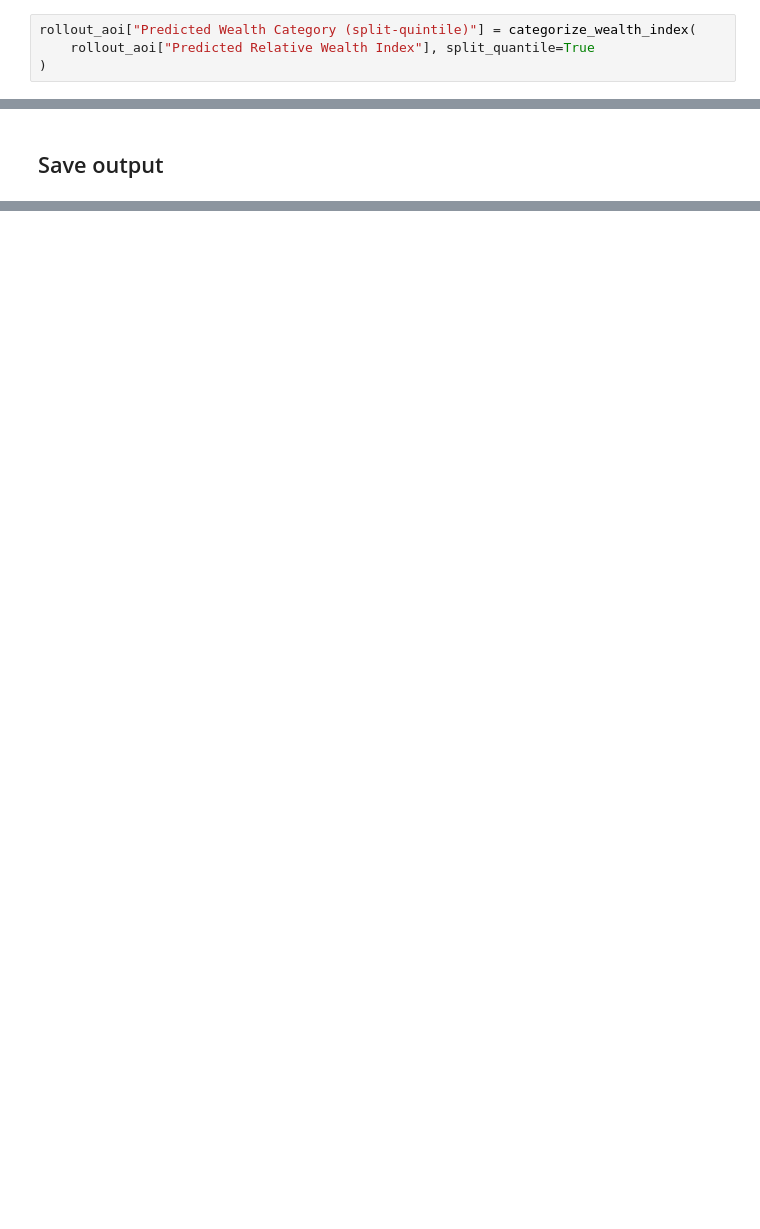
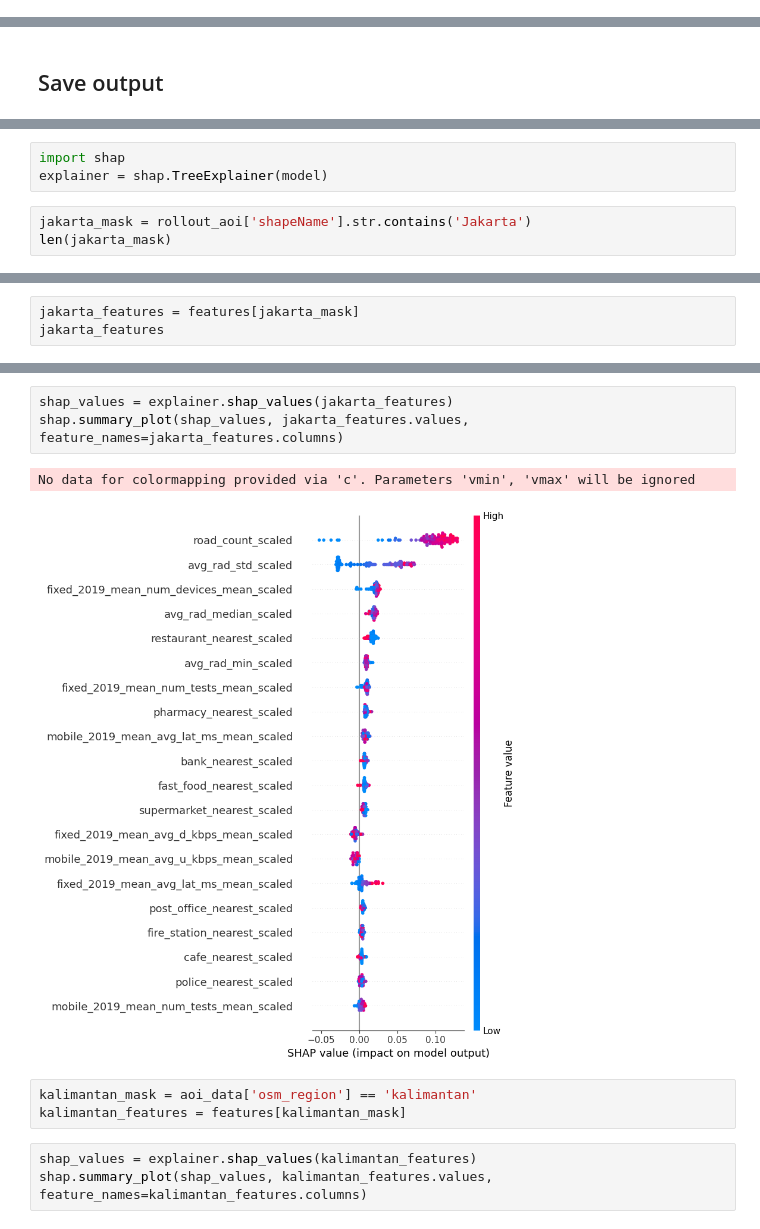
Before and after one commit to thinkingmachines/unicef-ai4d-poverty-mapping, a Jupyter notebook: notebooks/2023-02-21-cross-country-rollouts/id/3_id_rollout_model.ipynb, the cells around one changed output, grey strips where cells are left out. Saved outputs shown, nothing was run; the diff lists cells and outputs as text; blank space fills up the shorter version.

```diff
--- a/notebooks/2023-02-21-cross-country-rollouts/id/3_id_rollout_model.ipynb
+++ b/notebooks/2023-02-21-cross-country-rollouts/id/3_id_rollout_model.ipynb
@@ -325,7 +348,3 @@ rollout_aoi["Predicted Wealth Category (quintile)"] = categorize_wealth_index(
 ).astype(str)
 # %% [markdown]
 ### Calculate split-quintile wealth category
-# %%
-rollout_aoi["Predicted Wealth Category (split-quintile)"] = categorize_wealth_index(
-    rollout_aoi["Predicted Relative Wealth Index"], split_quantile=True
-)
@@ -341,0 +361,6 @@ Wall time: 41.3 s
+# %%
+import shap
+explainer = shap.TreeExplainer(model)
+# %%
+jakarta_mask = rollout_aoi['shapeName'].str.contains('Jakarta')
+len(jakarta_mask)
@@ -341,0 +373,3 @@ Wall time: 41.3 s
+# %%
+jakarta_features = features[jakarta_mask]
+jakarta_features
@@ -341,0 +390,12 @@ Wall time: 41.3 s
+# %%
+shap_values = explainer.shap_values(jakarta_features)
+shap.summary_plot(shap_values, jakarta_features.values, feature_names=jakarta_features.columns)
+# %% [output]
+No data for colormapping provided via 'c'. Parameters 'vmin', 'vmax' will be ignored
+[figure, added]
+# %%
+kalimantan_mask = aoi_data['osm_region'] == 'kalimantan'
+kalimantan_features = features[kalimantan_mask]
+# %%
+shap_values = explainer.shap_values(kalimantan_features)
+shap.summary_plot(shap_values, kalimantan_features.values, feature_names=kalimantan_features.columns)
```
Also changed, not shown: parts of 25 cells of this notebook.
